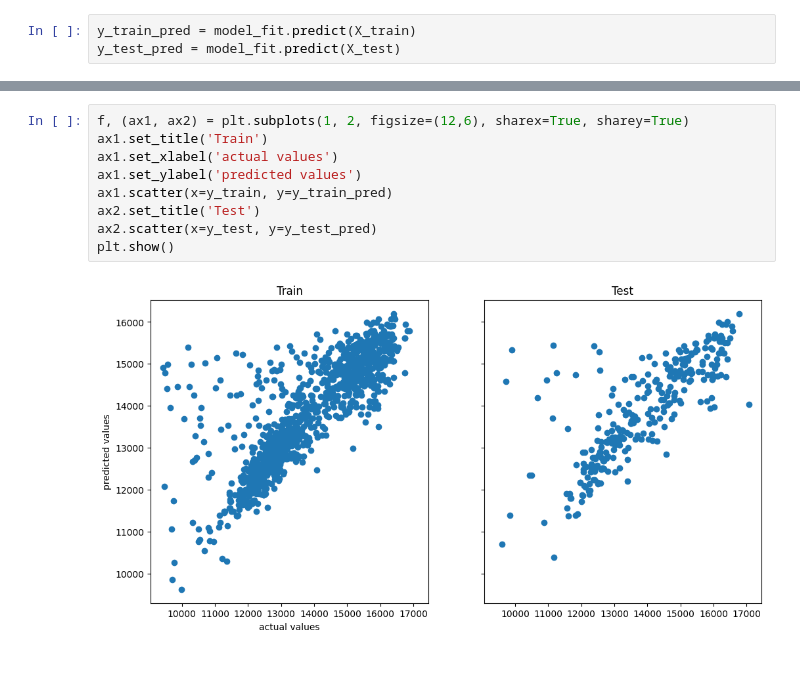
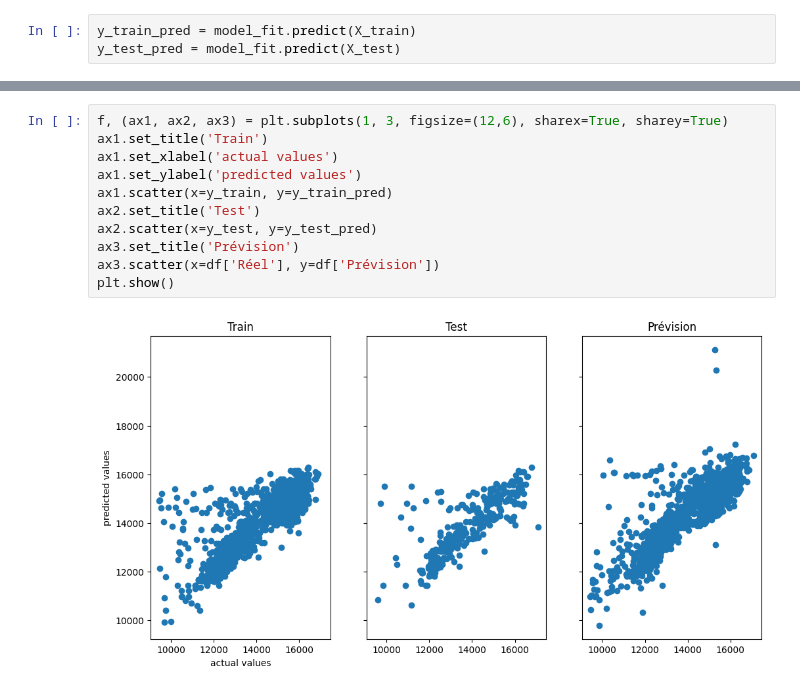
Before and after one commit to ericbertrand8686/Simplon_E1_EricBertrand_GaspillageCantine, a Jupyter notebook: Dataset_Pooled_regression_AMJs_calend.ipynb, the cells around one changed output, grey strips where cells are left out. Drawn from its saved outputs; the diff is of its cells as text.

```diff
--- a/Dataset_Pooled_regression_AMJs_calend.ipynb
+++ b/Dataset_Pooled_regression_AMJs_calend.ipynb
@@ -192,11 +196,13 @@ plt.show()
 # %%
-f, (ax1, ax2) = plt.subplots(1, 2, figsize=(12,6), sharex=True, sharey=True)
+f, (ax1, ax2, ax3) = plt.subplots(1, 3, figsize=(12,6), sharex=True, sharey=True)
 ax1.set_title('Train')
 ax1.set_xlabel('actual values')
 ax1.set_ylabel('predicted values')
 ax1.scatter(x=y_train, y=y_train_pred)
 ax2.set_title('Test')
 ax2.scatter(x=y_test, y=y_test_pred)
+ax3.set_title('Prévision')
+ax3.scatter(x=df['Réel'], y=df['Prévision'])
 plt.show()
 # %% [output]
-[figure, old version]
+[figure, new version]
```
Also changed, not shown: parts of 7 cells of this notebook, 2 other files.
